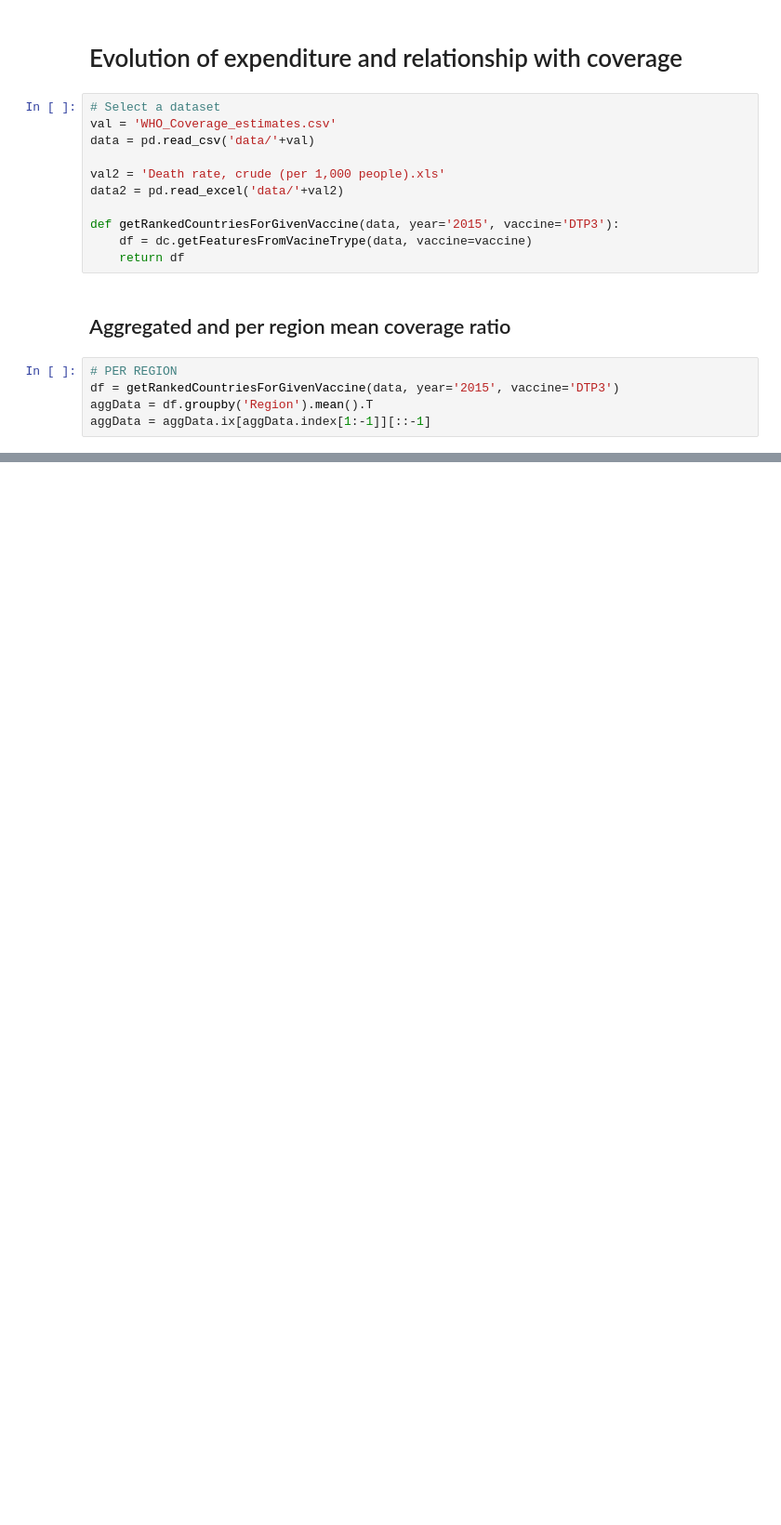
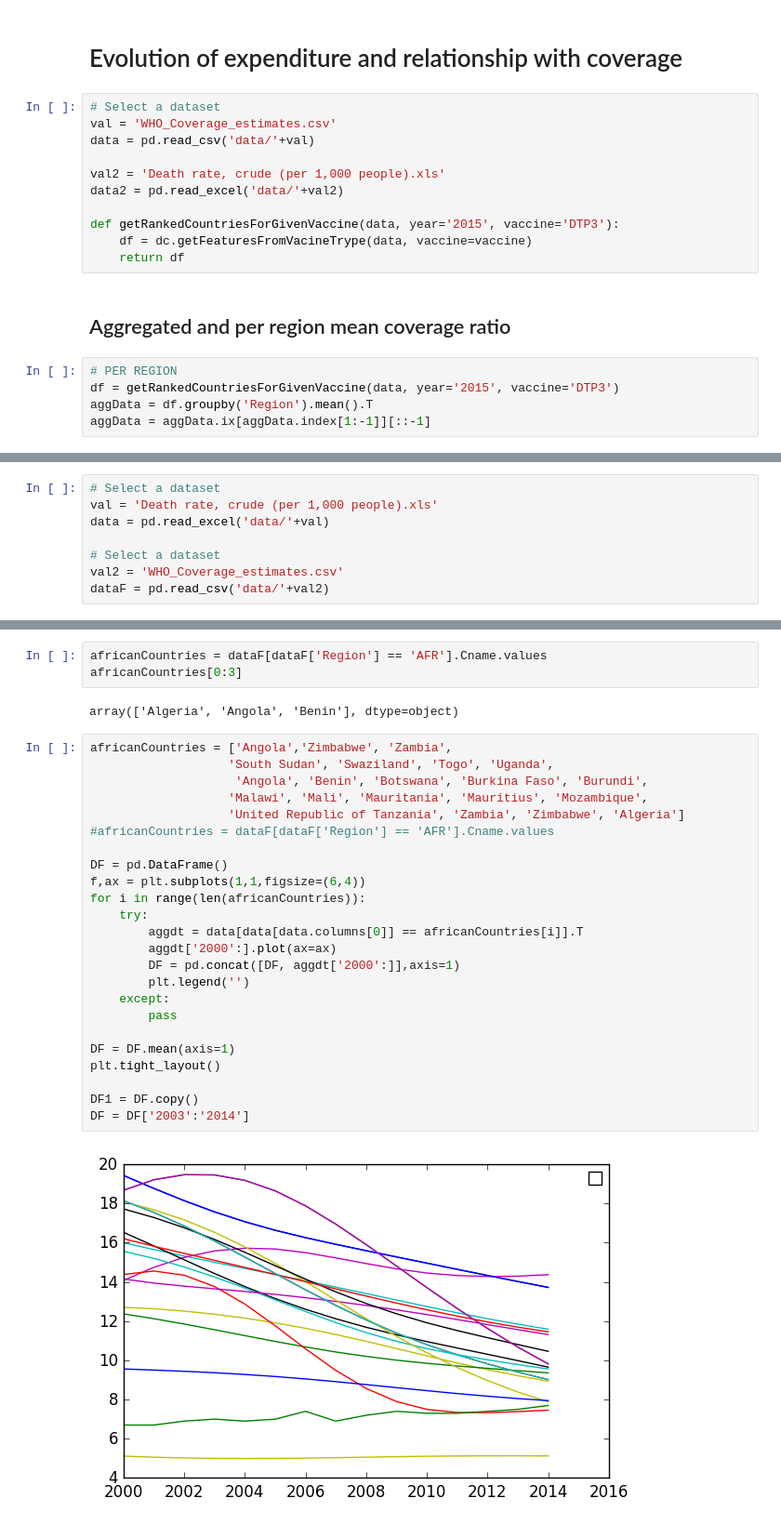
Before and after one commit to demosgill/deloitte_hack, a Jupyter notebook: V2 - Clean Functions .ipynb, the cells around one changed output, grey strips where cells are left out. Shown at 93% size. Drawn from its saved outputs; the diff is of its cells as text; blank space fills up the shorter version.

```diff
--- a/V2 - Clean Functions .ipynb
+++ b/V2 - Clean Functions .ipynb
@@ -141,0 +166,8 @@ plt.tight_layout()
+# %%
+# Select a dataset
+val = 'Death rate, crude (per 1,000 people).xls'
+data = pd.read_excel('data/'+val)
+
+# Select a dataset
+val2 = 'WHO_Coverage_estimates.csv'
+dataF = pd.read_csv('data/'+val2)
@@ -141,0 +190,31 @@ plt.tight_layout()
+# %%
+africanCountries = dataF[dataF['Region'] == 'AFR'].Cname.values
+africanCountries[0:3]
+# %% [output]
+array(['Algeria', 'Angola', 'Benin'], dtype=object)
+# %%
+africanCountries = ['Angola','Zimbabwe', 'Zambia',
+                   'South Sudan', 'Swaziland', 'Togo', 'Uganda',
+                    'Angola', 'Benin', 'Botswana', 'Burkina Faso', 'Burundi',
+                   'Malawi', 'Mali', 'Mauritania', 'Mauritius', 'Mozambique',
+                   'United Republic of Tanzania', 'Zambia', 'Zimbabwe', 'Algeria']
+#africanCountries = dataF[dataF['Region'] == 'AFR'].Cname.values
+
+DF = pd.DataFrame()
+f,ax = plt.subplots(1,1,figsize=(6,4))
+for i in range(len(africanCountries)):
+    try:
+        aggdt = data[data[data.columns[0]] == africanCountries[i]].T
+        aggdt['2000':].plot(ax=ax)
+        DF = pd.concat([DF, aggdt['2000':]],axis=1)
+        plt.legend('')
+    except:
+        pass
+
+DF = DF.mean(axis=1)
+plt.tight_layout()
+
+DF1 = DF.copy()
+DF = DF['2003':'2014']
+# %% [output]
+[figure, added]
```
Also changed, not shown: parts of 24 cells of this notebook.
